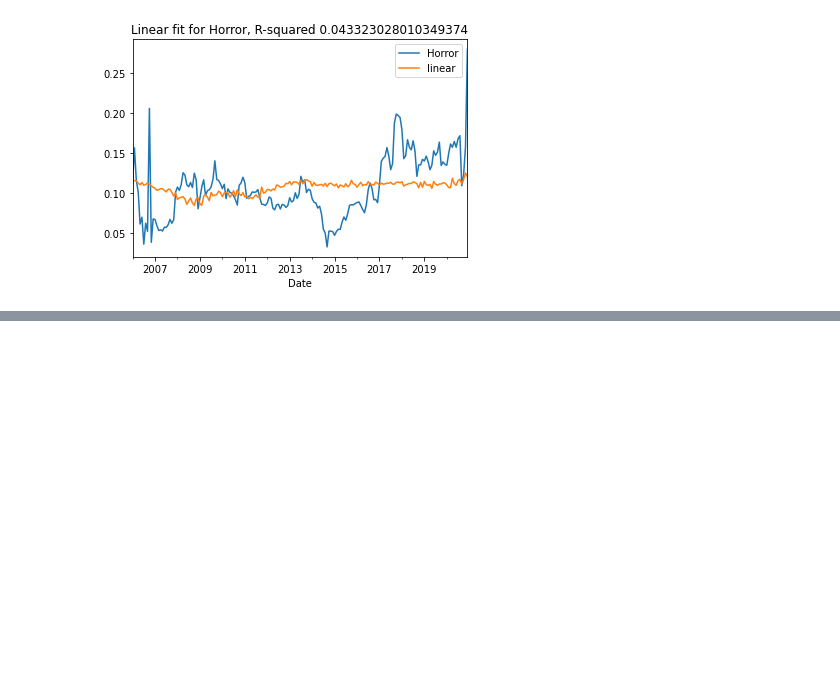
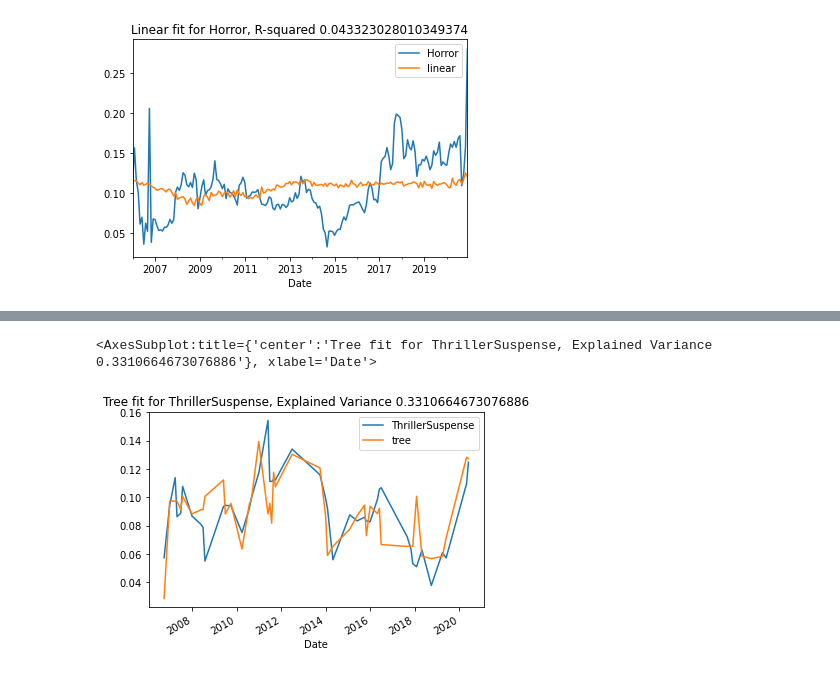
Before and after one commit to emilymcdaniel/Final_Project, a Jupyter notebook: Machine Learning Model Final.ipynb, the cells around one changed output, grey strips where cells are left out. Drawn from its saved outputs; the diff is of its cells as text; code cells hidden in the pictures; blank space fills up the shorter version.

```diff
--- a/Machine Learning Model Final.ipynb
+++ b/Machine Learning Model Final.ipynb
@@ -318,0 +324,5 @@ with PdfPages('DecisionTree.pdf') as pdf:
+# %%
+plot_df.plot.line(title=plot_title)
+# %% [output]
+<AxesSubplot:title={'center':'Tree fit for ThrillerSuspense, Explained Variance 0.3310664673076886'}, xlabel='Date'>
+[figure, added]
```
Also changed, not shown: parts of 2 cells of this notebook.
